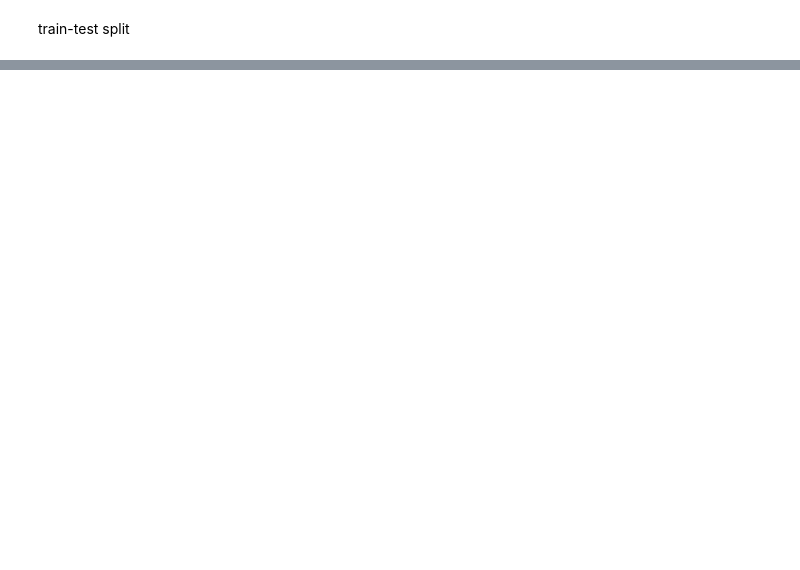
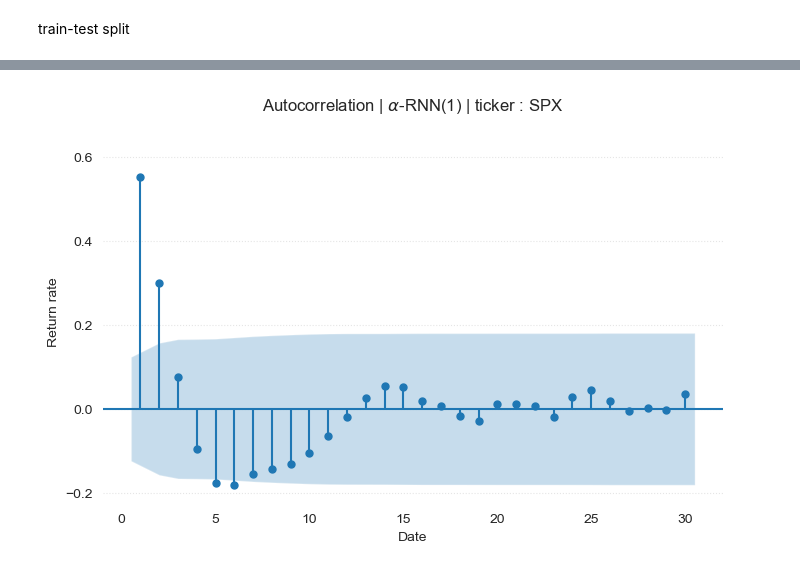
Before and after one commit to QuantifiSogang/2024MLforTimeSeries, a Jupyter notebook: 01BasicStatisticalModeling/04DeepLearningModels.ipynb, the cells around one changed output, grey strips where cells are left out. Cells and saved outputs as stored; diff of their text form; code cells hidden in the pictures; blank space fills up the shorter version.

```diff
--- a/01BasicStatisticalModeling/04DeepLearningModels.ipynb
+++ b/01BasicStatisticalModeling/04DeepLearningModels.ipynb
@@ -146,0 +145,20 @@ plt.show()
+# %%
+from statsmodels.graphics.tsaplots import plot_acf, plot_pacf
+
+fig, ax = plt.subplots(figsize = (8, 5))
+plot_acf(
+    temp,
+    lags = range(1, 31),
+    auto_ylims = True,
+    ax = ax
+)
+for spine in ax.spines.values():
+    spine.set_visible(False)
+ax.grid(False)
+ax.yaxis.grid(True, ls = ':', alpha = 0.5)
+plt.title(r'Autocorrelation | $\alpha$-RNN(1) | ticker : SPX')
+plt.xlabel('Date')
+plt.ylabel('Return rate')
+plt.show()
+# %% [output]
+[figure, added]
```
Also changed, not shown: parts of 19 cells of this notebook, 2 other files.
